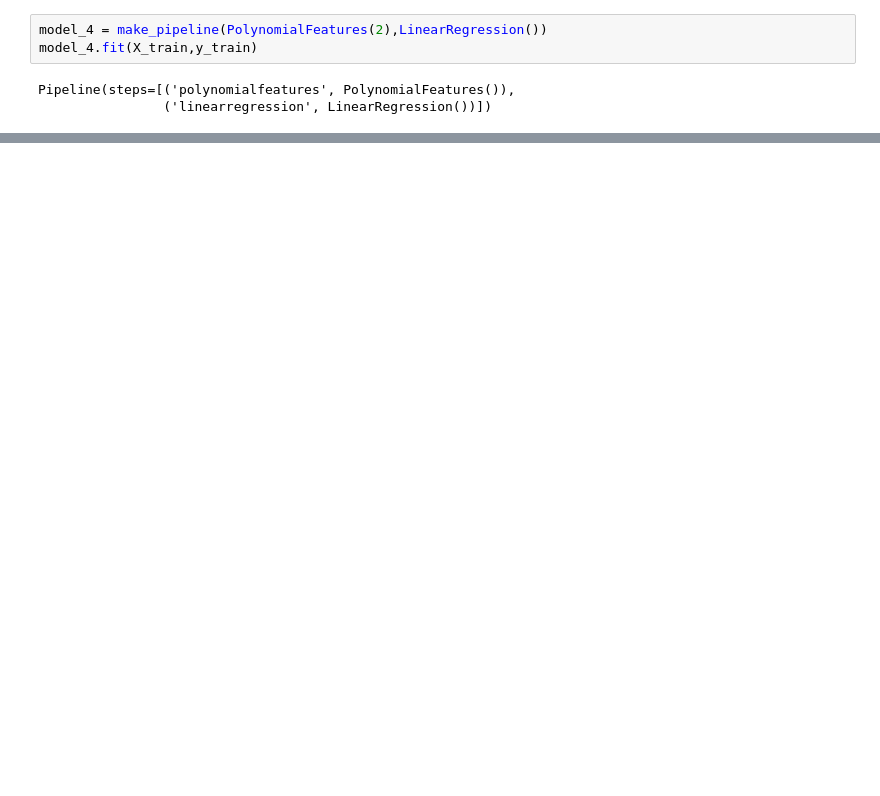
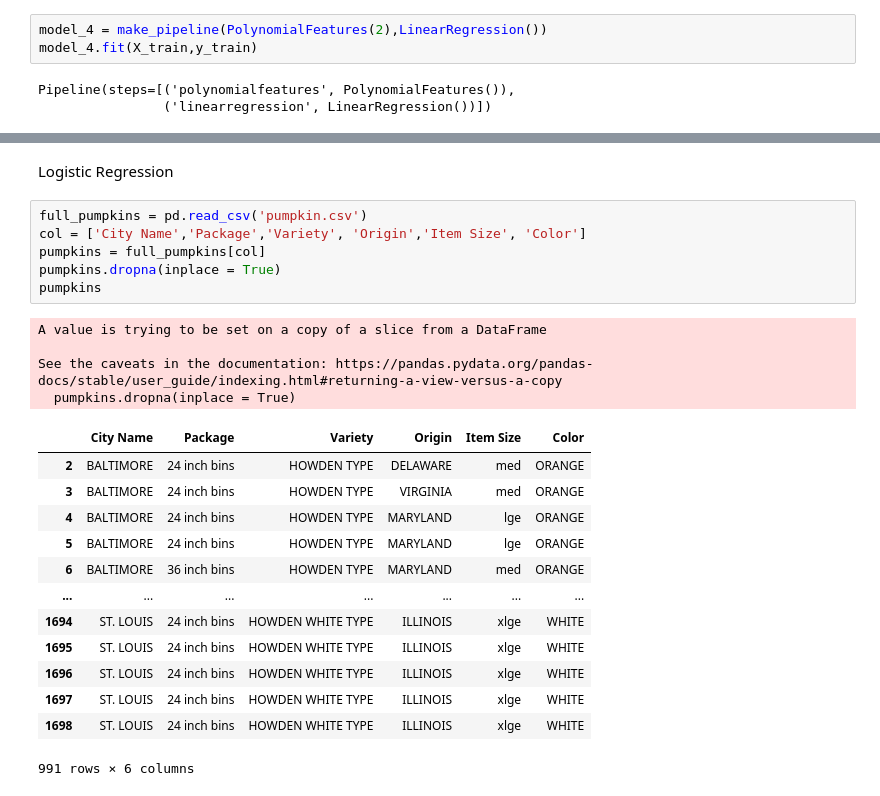
Before and after one commit to omarelwaliely/datascience, a Jupyter notebook: microsoft_beginner_ml/pumpkin_analysis/pumpkin_regression.ipynb, the cells around one changed output, grey strips where cells are left out. Drawn from its saved outputs; the diff is of its cells as text; blank space fills up the shorter version.

Commit message:
started logistic

```diff
--- a/microsoft_beginner_ml/pumpkin_analysis/pumpkin_regression.ipynb
+++ b/microsoft_beginner_ml/pumpkin_analysis/pumpkin_regression.ipynb
@@ -281,0 +289,26 @@ Mean error: 2.28 (8.41%)
+# %% [markdown]
+Logistic Regression
+# %%
+full_pumpkins = pd.read_csv('pumpkin.csv')
+col = ['City Name','Package','Variety', 'Origin','Item Size', 'Color']
+pumpkins = full_pumpkins[col]
+pumpkins.dropna(inplace = True)
+pumpkins
+# %% [output]
+A value is trying to be set on a copy of a slice from a DataFrame
+
+See the caveats in the documentation: https://pandas.pydata.org/pandas-docs/stable/user_guide/indexing.html#returning-a-view-versus-a-copy
+  pumpkins.dropna(inplace = True)
+|  | City Name | Package | Variety | Origin | Item Size | Color |
+| 2 | BALTIMORE | 24 inch bins | HOWDEN TYPE | DELAWARE | med | ORANGE |
+| 3 | BALTIMORE | 24 inch bins | HOWDEN TYPE | VIRGINIA | med | ORANGE |
+| 4 | BALTIMORE | 24 inch bins | HOWDEN TYPE | MARYLAND | lge | ORANGE |
+| 5 | BALTIMORE | 24 inch bins | HOWDEN TYPE | MARYLAND | lge | ORANGE |
+| 6 | BALTIMORE | 36 inch bins | HOWDEN TYPE | MARYLAND | med | ORANGE |
+| ... | ... | ... | ... | ... | ... | ... |
+| 1694 | ST. LOUIS | 24 inch bins | HOWDEN WHITE TYPE | ILLINOIS | xlge | WHITE |
+| 1695 | ST. LOUIS | 24 inch bins | HOWDEN WHITE TYPE | ILLINOIS | xlge | WHITE |
+| 1696 | ST. LOUIS | 24 inch bins | HOWDEN WHITE TYPE | ILLINOIS | xlge | WHITE |
+| 1697 | ST. LOUIS | 24 inch bins | HOWDEN WHITE TYPE | ILLINOIS | xlge | WHITE |
+| 1698 | ST. LOUIS | 24 inch bins | HOWDEN WHITE TYPE | ILLINOIS | xlge | WHITE |
+991 rows × 6 columns
```
Also changed, not shown: parts of 15 cells of this notebook.
